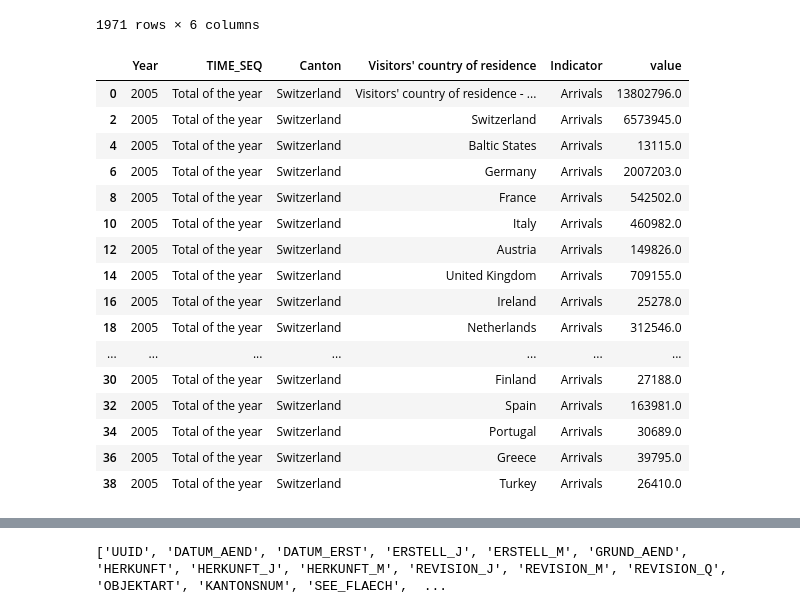
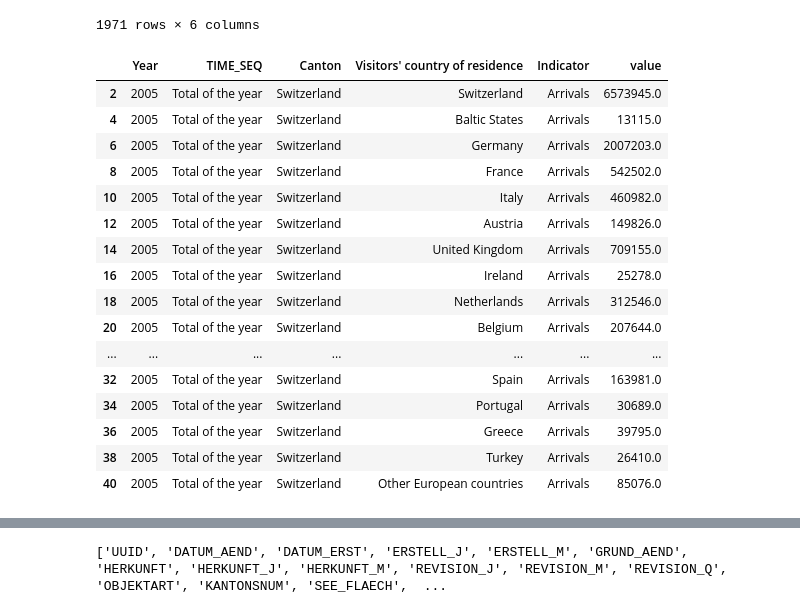
Before and after one commit to com-480-data-visualization/EUFLOW, a Jupyter notebook: Further_Analysis_Switzerland.ipynb, the cells around one changed output, grey strips where cells are left out. Saved outputs shown, nothing was run; the diff lists cells and outputs as text; code cells hidden in the pictures.

```diff
--- a/Further_Analysis_Switzerland.ipynb
+++ b/Further_Analysis_Switzerland.ipynb
@@ -130,7 +130,7 @@ len(eu_to_ch_df["Visitors' country of residence"].unique())
 # %% [output]
 37
 # %%
-extra = ['Baltic States', 'Serbia and Montenegro', 'Other European countries', "Visitors' country of residence - total"]
+extra = ['Baltic States', 'Serbia and Montenegro', 'Other European countries']
 eu_to_ch_df = dataset[dataset["Visitors' country of residence"].isin(eu_countries + extra)]
 len(eu_to_ch_df["Visitors' country of residence"].unique())
 # %% [output]
@@ -188,12 +215,11 @@ data_df[(data_df["Year"]=="2025") & (data_df["TIME_SEQ"]=="Total of the year") &
 # %%
 # filter data for European residents traveling to Switzerland
 # annual data
-eu_to_ch_filtered_df = eu_to_ch_df[(eu_to_ch_df["TIME_SEQ"]=="Total of the year") & (eu_to_ch_df["Indicator"]=="Arrivals") & (eu_to_ch_df["Canton"]=="Switzerland")]
+eu_to_ch_filtered_df = eu_to_ch_df[(eu_to_ch_df["TIME_SEQ"]=="Total of the year") & (eu_to_ch_df["Indicator"]=="Arrivals")]
 
 eu_to_ch_filtered_df.head(20)
 # %% [output]
 |  | Year | TIME_SEQ | Canton | Visitors' country of residence | Indicator | value |
-| 0 | 2005 | Total of the year | Switzerland | Visitors' country of residence - ... | Arrivals | 13802796.0 |
 | 2 | 2005 | Total of the year | Switzerland | Switzerland | Arrivals | 6573945.0 |
 | 4 | 2005 | Total of the year | Switzerland | Baltic States | Arrivals | 13115.0 |
 | 6 | 2005 | Total of the year | Switzerland | Germany | Arrivals | 2007203.0 |
@@ -203,12 +229,13 @@ eu_to_ch_filtered_df.head(20)
 | 14 | 2005 | Total of the year | Switzerland | United Kingdom | Arrivals | 709155.0 |
 | 16 | 2005 | Total of the year | Switzerland | Ireland | Arrivals | 25278.0 |
 | 18 | 2005 | Total of the year | Switzerland | Netherlands | Arrivals | 312546.0 |
+| 20 | 2005 | Total of the year | Switzerland | Belgium | Arrivals | 207644.0 |
 | ... | ... | ... | ... | ... | ... | ... |
-| 30 | 2005 | Total of the year | Switzerland | Finland | Arrivals | 27188.0 |
 | 32 | 2005 | Total of the year | Switzerland | Spain | Arrivals | 163981.0 |
 | 34 | 2005 | Total of the year | Switzerland | Portugal | Arrivals | 30689.0 |
 | 36 | 2005 | Total of the year | Switzerland | Greece | Arrivals | 39795.0 |
 | 38 | 2005 | Total of the year | Switzerland | Turkey | Arrivals | 26410.0 |
+| 40 | 2005 | Total of the year | Switzerland | Other European countries | Arrivals | 85076.0 |
 # %%
 eu_to_ch_filtered_df = eu_to_ch_filtered_df.copy()
 
```
Also changed, not shown: parts of 18 cells of this notebook, 8 other files.
